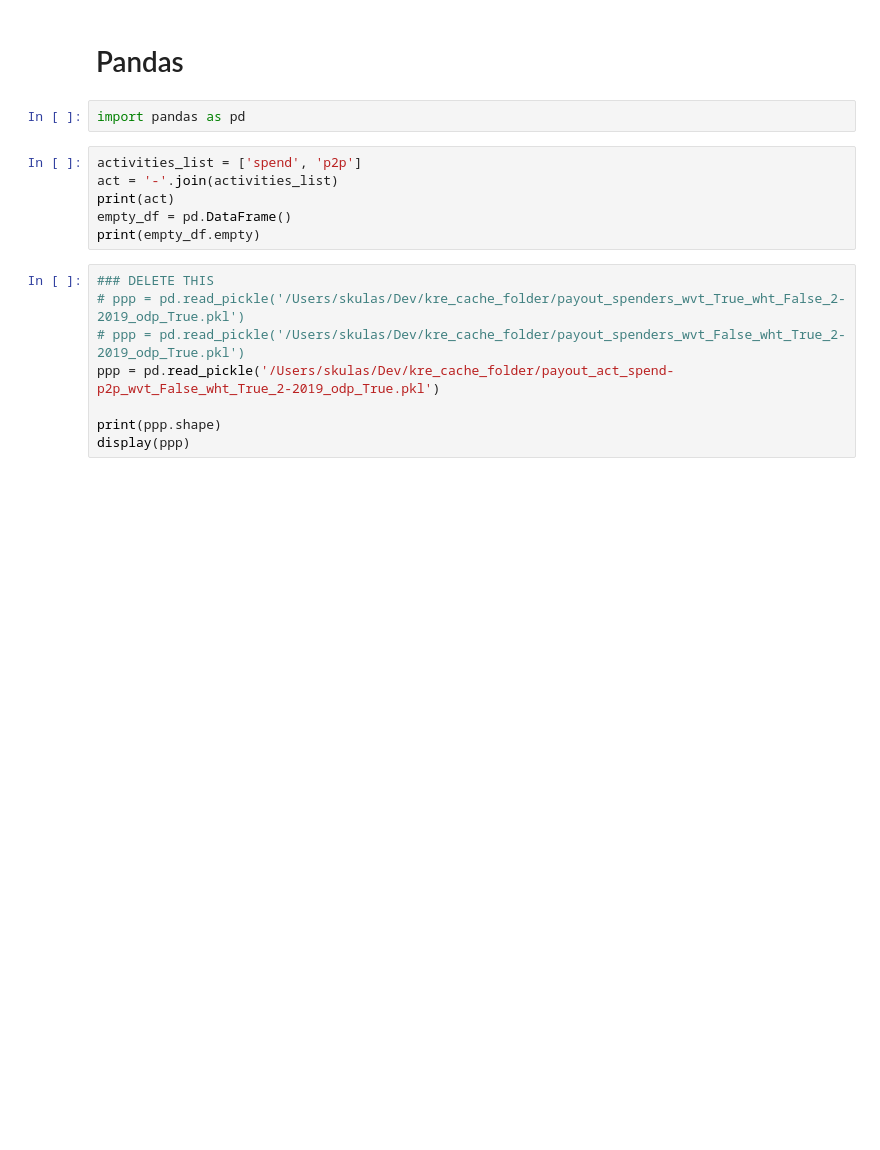
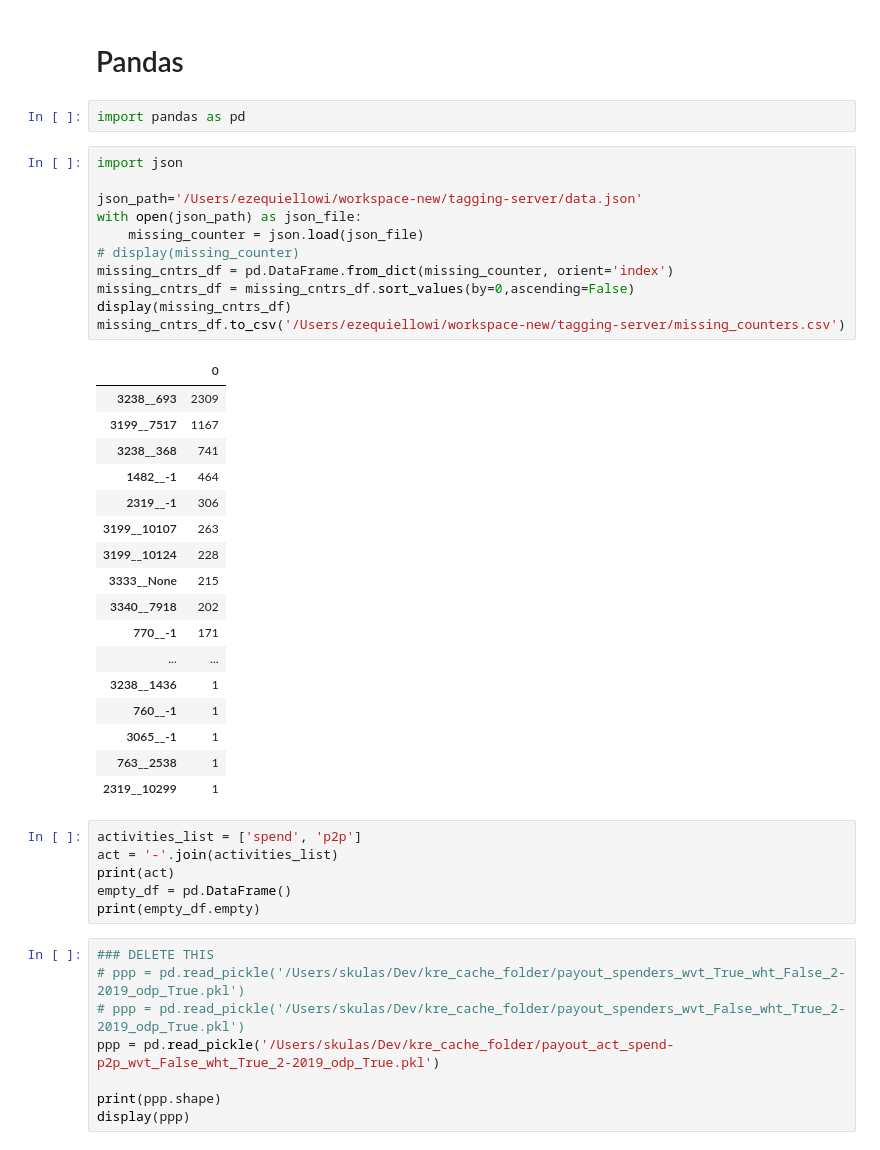
Before and after one commit to skulas/skulas, a Jupyter notebook: ml_python/General Playground.ipynb, the cells around one changed output. Drawn from its saved outputs; the diff is of its cells as text; blank space fills up the shorter version.

```diff
--- a/ml_python/General Playground.ipynb
+++ b/ml_python/General Playground.ipynb
@@ -253,6 +284,35 @@ momo2.run_test()
 # Pandas
 # %%
 import pandas as pd
+# %%
+import json
+
+json_path='/Users/ezequiellowi/workspace-new/tagging-server/data.json'
+with open(json_path) as json_file:
+    missing_counter = json.load(json_file)
+# display(missing_counter)
+missing_cntrs_df = pd.DataFrame.from_dict(missing_counter, orient='index')
+missing_cntrs_df = missing_cntrs_df.sort_values(by=0,ascending=False)
+display(missing_cntrs_df)
+missing_cntrs_df.to_csv('/Users/ezequiellowi/workspace-new/tagging-server/missing_counters.csv')
+# %% [output]
+|  | 0 |
+| 3238__693 | 2309 |
+| 3199__7517 | 1167 |
+| 3238__368 | 741 |
+| 1482__-1 | 464 |
+| 2319__-1 | 306 |
+| 3199__10107 | 263 |
+| 3199__10124 | 228 |
+| 3333__None | 215 |
+| 3340__7918 | 202 |
+| 770__-1 | 171 |
+| ... | ... |
+| 3238__1436 | 1 |
+| 760__-1 | 1 |
+| 3065__-1 | 1 |
+| 763__2538 | 1 |
+| 2319__10299 | 1 |
 # %%
 activities_list = ['spend', 'p2p']
 act = '-'.join(activities_list)
```
Also changed, not shown: parts of 5 cells of this notebook, 1 other file.
